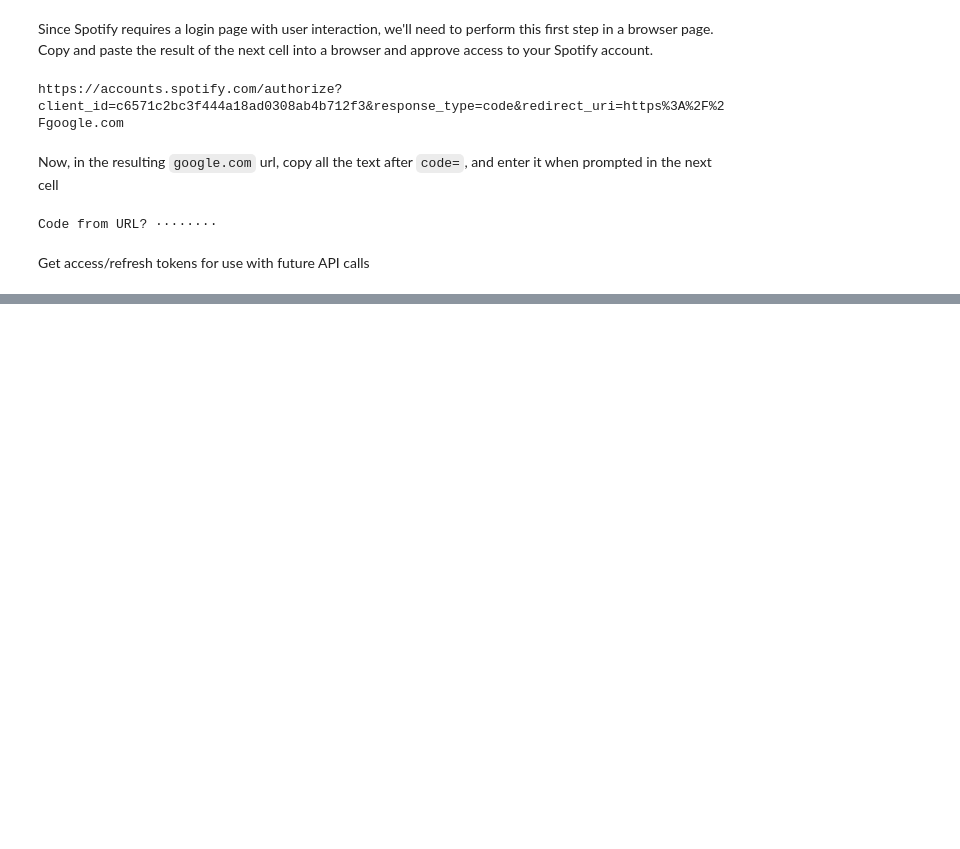
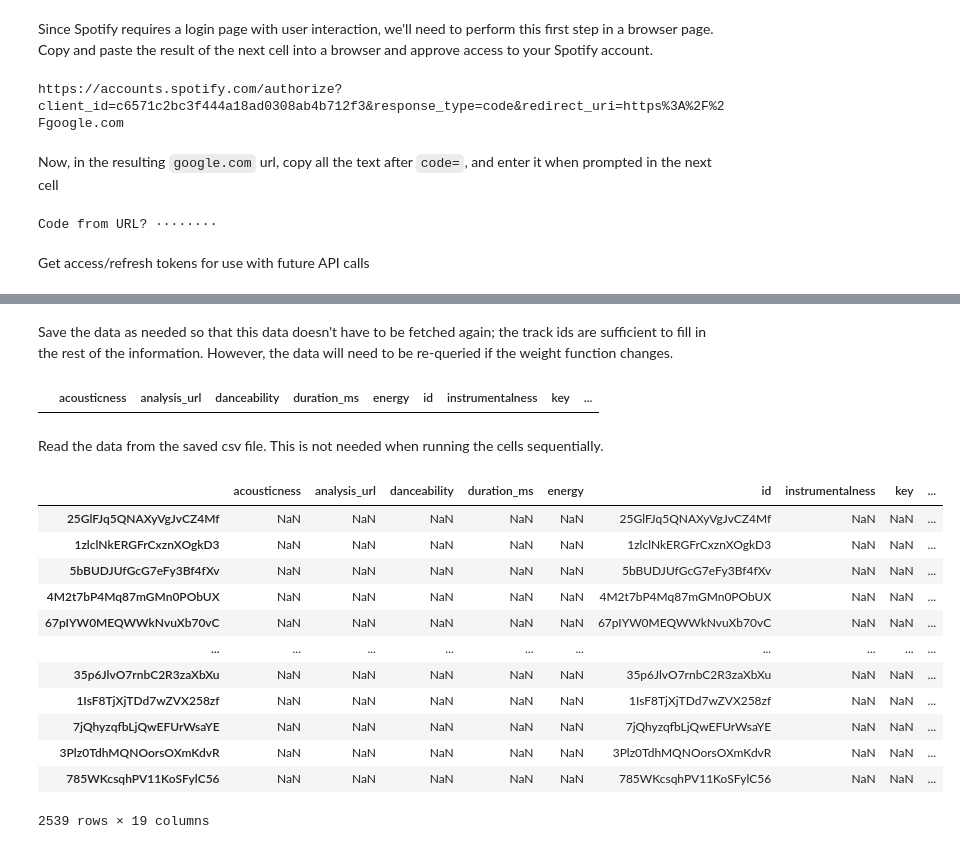
Before and after one commit to jtang6598/smoothie, a Jupyter notebook: demo.ipynb, the cells around one changed output, grey strips where cells are left out. Saved outputs shown, nothing was run; the diff lists cells and outputs as text; code cells hidden in the pictures; blank space fills up the shorter version.

```diff
--- a/demo.ipynb
+++ b/demo.ipynb
@@ -89,0 +97,25 @@ playlist.add_songs(songs)
+# %% [markdown]
+Save the data as needed so that this data doesn't have to be fetched again; the track ids are sufficient to fill in the rest of the information. However, the data will need to be re-queried if the weight function changes.
+# %%
+song_df.to_csv('jason_df.csv')
+# %% [output]
+|  | acousticness | analysis_url | danceability | duration_ms | energy | id | instrumentalness | key | ... |
+# %% [markdown]
+Read the data from the saved csv file. This is not needed when running the cells sequentially.
+# %%
+song_df = pd.read_csv('jason_df.csv', index_col=0)
+song_df
+# %% [output]
+|  | acousticness | analysis_url | danceability | duration_ms | energy | id | instrumentalness | key | ... |
+| 25GlFJq5QNAXyVgJvCZ4Mf | NaN | NaN | NaN | NaN | NaN | 25GlFJq5QNAXyVgJvCZ4Mf | NaN | NaN | ... |
+| 1zlclNkERGFrCxznXOgkD3 | NaN | NaN | NaN | NaN | NaN | 1zlclNkERGFrCxznXOgkD3 | NaN | NaN | ... |
+| 5bBUDJUfGcG7eFy3Bf4fXv | NaN | NaN | NaN | NaN | NaN | 5bBUDJUfGcG7eFy3Bf4fXv | NaN | NaN | ... |
+| 4M2t7bP4Mq87mGMn0PObUX | NaN | NaN | NaN | NaN | NaN | 4M2t7bP4Mq87mGMn0PObUX | NaN | NaN | ... |
+| 67pIYW0MEQWWkNvuXb70vC | NaN | NaN | NaN | NaN | NaN | 67pIYW0MEQWWkNvuXb70vC | NaN | NaN | ... |
+| ... | ... | ... | ... | ... | ... | ... | ... | ... | ... |
+| 35p6JlvO7rnbC2R3zaXbXu | NaN | NaN | NaN | NaN | NaN | 35p6JlvO7rnbC2R3zaXbXu | NaN | NaN | ... |
+| 1IsF8TjXjTDd7wZVX258zf | NaN | NaN | NaN | NaN | NaN | 1IsF8TjXjTDd7wZVX258zf | NaN | NaN | ... |
+| 7jQhyzqfbLjQwEFUrWsaYE | NaN | NaN | NaN | NaN | NaN | 7jQhyzqfbLjQwEFUrWsaYE | NaN | NaN | ... |
+| 3Plz0TdhMQNOorsOXmKdvR | NaN | NaN | NaN | NaN | NaN | 3Plz0TdhMQNOorsOXmKdvR | NaN | NaN | ... |
+| 785WKcsqhPV11KoSFylC56 | NaN | NaN | NaN | NaN | NaN | 785WKcsqhPV11KoSFylC56 | NaN | NaN | ... |
+2539 rows × 19 columns
```
Also changed, not shown: parts of 10 cells of this notebook, 6 other files.
